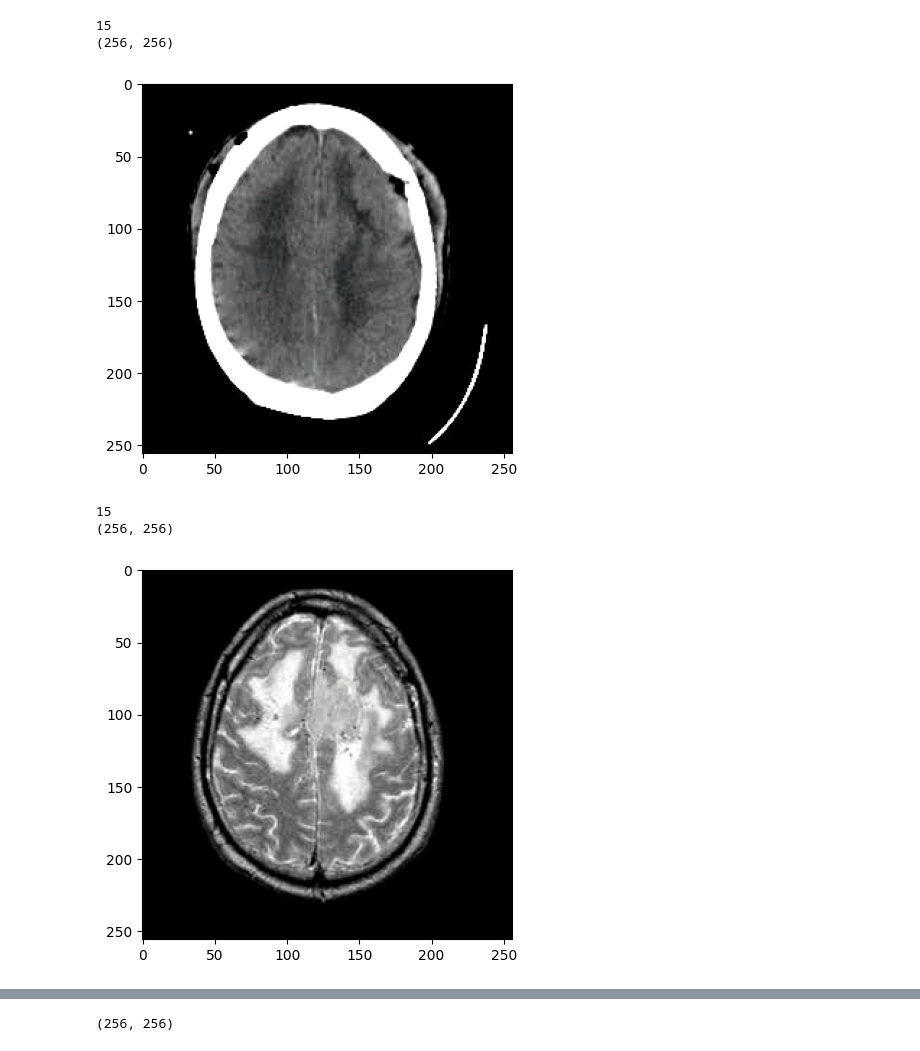
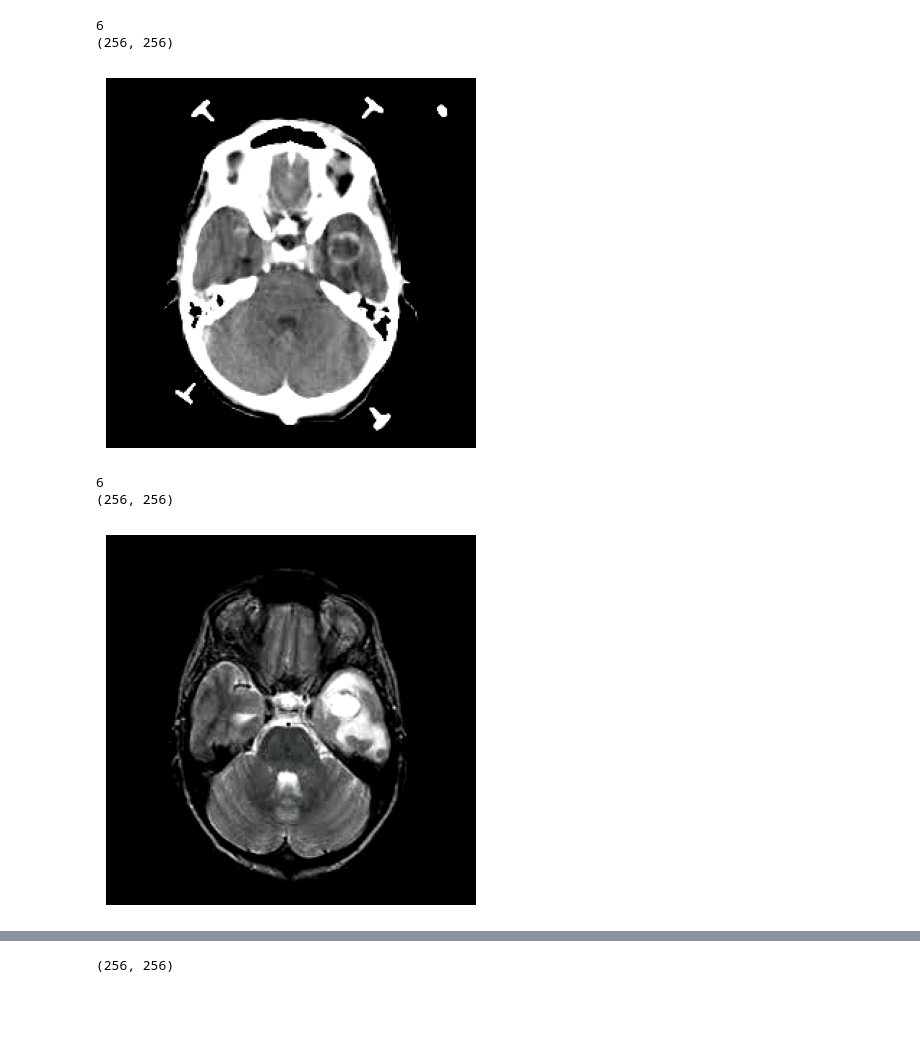
Before and after one commit to MILK-BIOS/SAM-based-CT-MRI-Fusion, a Jupyter notebook: test.ipynb, the cells around one changed output, grey strips where cells are left out. Drawn from its saved outputs; the diff is of its cells as text; code cells hidden in the pictures; blank space fills up the shorter version.

```diff
--- a/test.ipynb
+++ b/test.ipynb
@@ -7,28 +7,29 @@ from segment_anything.dataloader import MedicalDataset
 from segment_anything.utils import ContrasiveStructureLoss, LaplacianPyramid
 from torchvision.transforms import transforms
 # %%
-sliceimg = 15
+sliceimg = 6
 num_classes = 3
 device = 'cuda'
 # %%
-cap = cv2.VideoCapture('./dataset/Neoplastic_Disease/Meningioma/CT/spatial.mpg')
+cap = cv2.VideoCapture('./dataset/Neoplastic_Disease/Metastatic_2/CT/spatial.mpg')
 n = 0
 while cap.isOpened():
     ret, frame = cap.read()
     n += 1
     if not ret or n == sliceimg:
         break
 print(n)
 CT = cap.read()[1]
 plt.imshow(CT)
+plt.axis('off')
 CT = cv2.cvtColor(CT, cv2.COLOR_BGR2GRAY)
 print(CT.shape)
 # %% [output]
-15
+6
 (256, 256)
-[figure, old version]
+[figure, new version]
 # %%
-cap = cv2.VideoCapture('./dataset/Neoplastic_Disease/Meningioma/MR-T2/spatial.mpg')
+cap = cv2.VideoCapture('./dataset/Neoplastic_Disease/Metastatic_2/MR-T2/spatial (1).mpg')
 n = 0
 while cap.isOpened():
     ret, frame = cap.read()
@@ -38,12 +39,13 @@ while cap.isOpened():
 print(n)
 MRI = cap.read()[1]
 plt.imshow(MRI)
+plt.axis('off')
 MRI = cv2.cvtColor(MRI, cv2.COLOR_BGR2GRAY)
 print(MRI.shape)
 # %% [output]
-15
+6
 (256, 256)
-[figure, old version]
+[figure, new version]
 # %%
 import cv2
 import numpy as np
```
Also changed, not shown: parts of 8 cells of this notebook.
